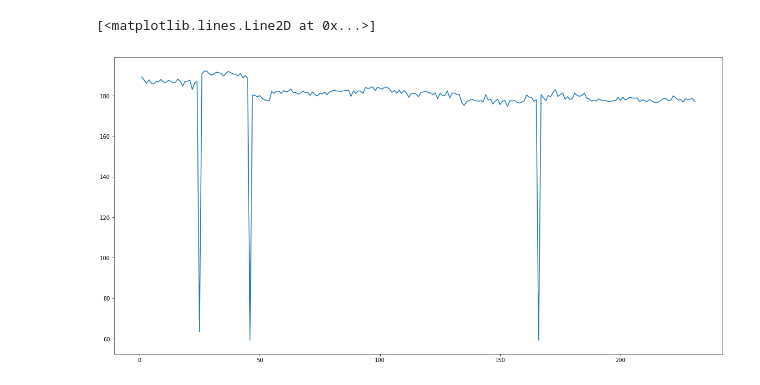
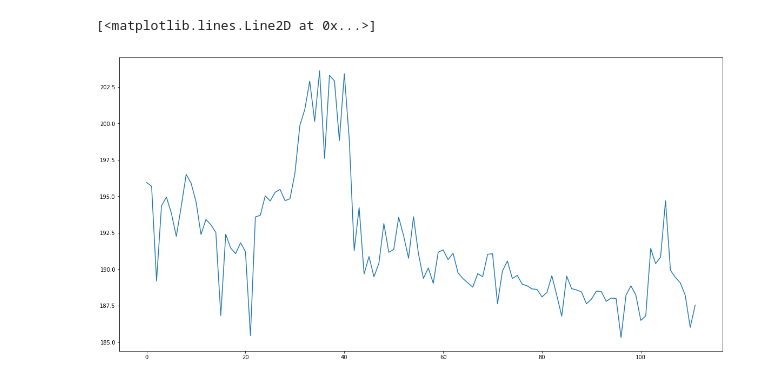
Before and after one commit to ethanleet/CapsNet, a Jupyter notebook: Statistics plotting.ipynb, the cells around one changed output. Cells and saved outputs as stored; diff of their text form; code cells hidden in the pictures.

```diff
--- a/Statistics plotting.ipynb
+++ b/Statistics plotting.ipynb
@@ -5,7 +5,7 @@ import matplotlib.pyplot as plt
 import numpy as np
 %matplotlib inline
 LOG_DIR = "logs"
-filename= "log-1528142527.9477422.txt"
+filename= "log-FC_0.005.txt"
 path = os.path.join(LOG_DIR, filename)
 data = pd.read_csv(path,skipinitialspace=True)
 # %%
@@ -65,7 +58,7 @@ plt.plot(data.test_accuracy[0:], '--o')
 # %%
 plt.figure(figsize=(20,10))
-plt.plot(data.time[1:])
+plt.plot(data.time[0:])
 # plt.ylim([100,110])
 # %% [output]
 [<matplotlib.lines.Line2D at 0x...>]
-[figure, old version]
+[figure, new version]
```
Also changed, not shown: parts of 5 cells of this notebook, 1 other file.
